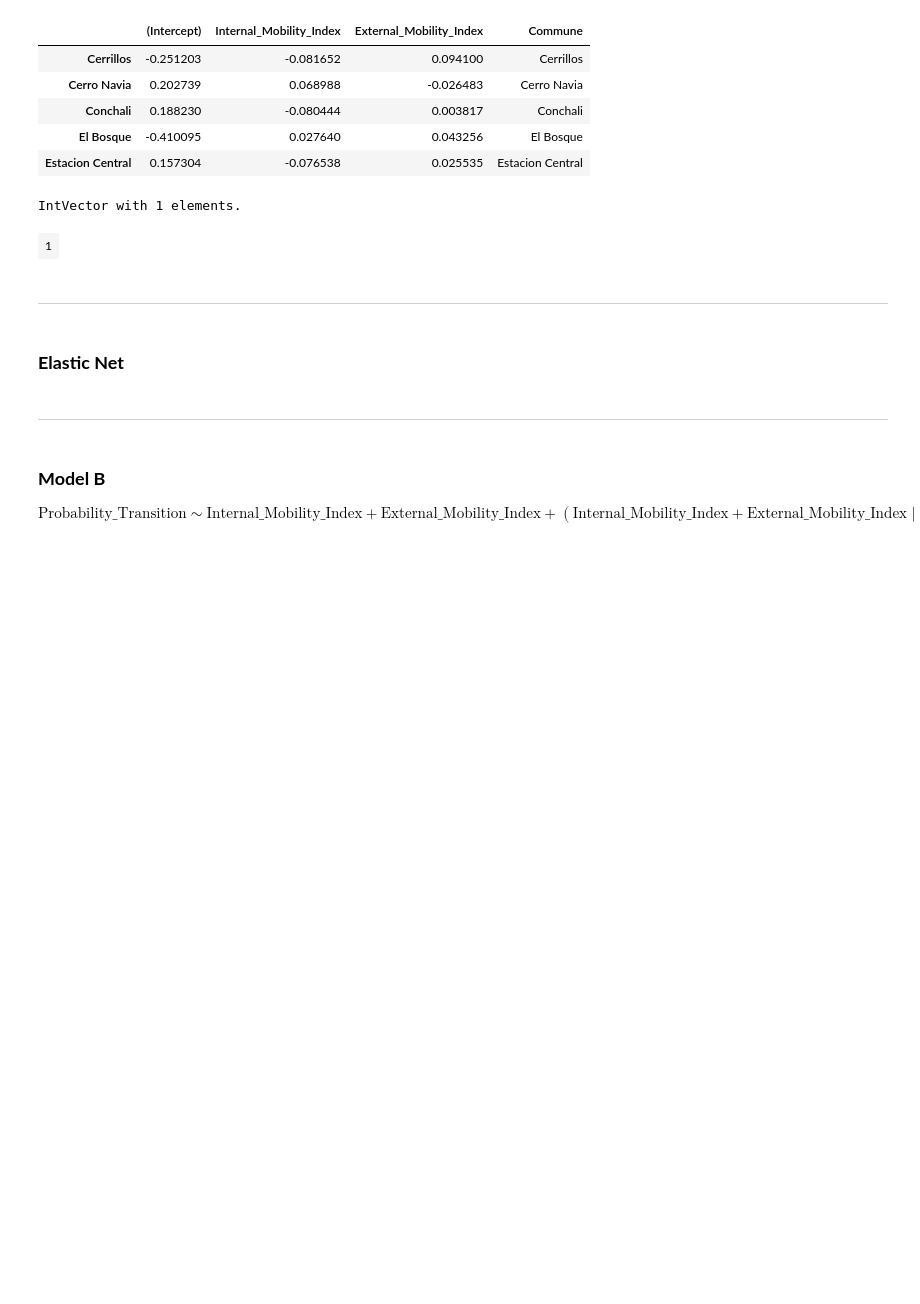
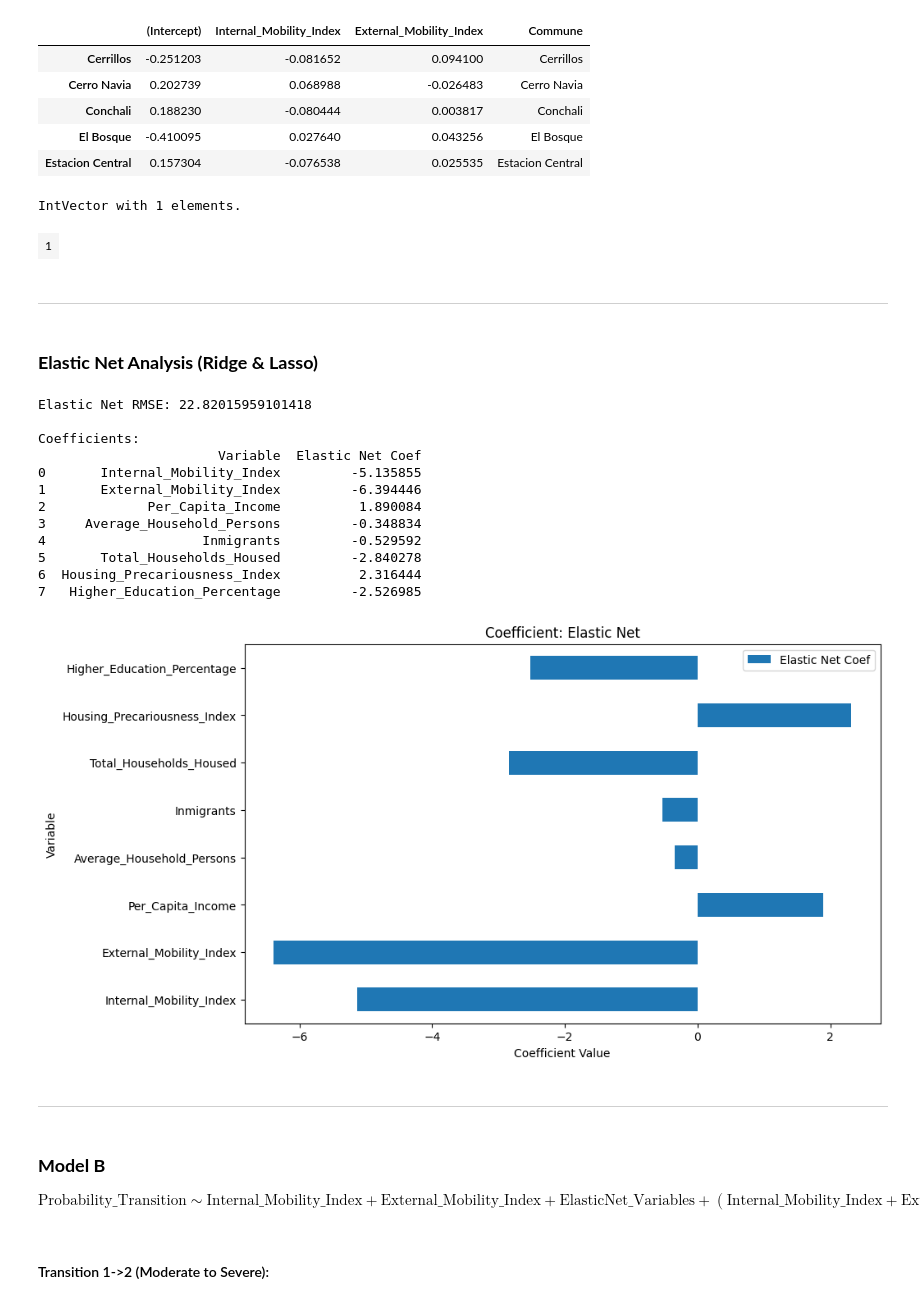
Before and after one commit to lugerlakes/covid-nhmm, a Jupyter notebook: notebooks/Linear_Mixed_Model.ipynb, the cells around one changed output. Cells and saved outputs as stored; diff of their text form; code cells hidden in the pictures; blank space fills up the shorter version.

Commit message:
Linear_Mixed_Model updated, model B with ElasticNet variables

```diff
--- a/notebooks/Linear_Mixed_Model.ipynb
+++ b/notebooks/Linear_Mixed_Model.ipynb
@@ -514,11 +614,82 @@ IntVector with 1 elements.
 # %% [markdown]
 ___________
 # %% [markdown]
-### **Elastic Net**
+### **Elastic Net Analysis (Ridge & Lasso)**
+# %%
+import numpy as np
+import pandas as pd
+from sklearn.linear_model import ElasticNet
+from sklearn.preprocessing import StandardScaler
+from sklearn.model_selection import train_test_split
+from sklearn.metrics import mean_squared_error
+
+# Define las columnas de covariables y la variable objetivo
+covariables = ['Internal_Mobility_Index','External_Mobility_Index','Per_Capita_Income', 'Average_Household_Persons',
+               'Inmigrants', 'Total_Households_Housed', 'Housing_Precariousness_Index',
+               'Higher_Education_Percentage']
+target = 'Gross_Daily_Cases_Mobile_Average_7_Days'  # Sustituye por tu variable objetivo
+
+# Dividir los datos en características (X) y objetivo (y)
+X = lmm_data[covariables]
+y = lmm_data[target]
+
+# Escalar las características
+scaler = StandardScaler()
+X_scaled = scaler.fit_transform(X)
+
+# Dividir los datos en conjuntos de entrenamiento y prueba
+X_train, X_test, y_train, y_test = train_test_split(X_scaled, y, test_size=0.2, random_state=42)
+
+# Ajustar modelo Elastic Net
+elastic_net = ElasticNet(alpha=0.1, l1_ratio=0.5, random_state=42)  # Ajusta alpha y l1_ratio según sea necesario
+elastic_net.fit(X_train, y_train)
+
+# Coeficientes obtenidos
+elastic_net_coef = elastic_net.coef_
+
+# Crear un DataFrame para visualizar los coeficientes
+coef_df = pd.DataFrame({
+    'Variable': covariables,
+    'Elastic Net Coef': elastic_net_coef
+})
+
+# Evaluar el modelo
+elastic_net_pred = elastic_net.predict(X_test)
+elastic_net_rmse = np.sqrt(mean_squared_error(y_test, elastic_net_pred))
+
+# Mostrar resultados
+print("Elastic Net RMSE:", elastic_net_rmse)
+print("\nCoefficients:")
+print(coef_df)
+
+# Visualización opcional
+import matplotlib.pyplot as plt
+
+coef_df.set_index('Variable').plot(kind='barh', figsize=(10, 6))
+plt.title('Coefficient: Elastic Net')
+plt.xlabel('Coefficient Value')
+plt.grid(False)
+plt.show()
+# %% [output]
+Elastic Net RMSE: 22.82015959101418
+
+Coefficients:
+                       Variable  Elastic Net Coef
+0       Internal_Mobility_Index         -5.135855
+1       External_Mobility_Index         -6.394446
+2             Per_Capita_Income          1.890084
+3     Average_Household_Persons         -0.348834
+4                    Inmigrants         -0.529592
+5       Total_Households_Housed         -2.840278
+6  Housing_Precariousness_Index          2.316444
+7   Higher_Education_Percentage         -2.526985
+[figure, added]
 # %% [markdown]
 ___________
 # %% [markdown]
 ### **Model B**
 $$
-\text{Probability\_Transition} \sim \text{Internal\_Mobility\_Index} + \text{External\_Mobility\_Index} + (\text{Internal\_Mobility\_Index} + \text{External\_Mobility\_Index} \mid \text{Commune})
+\text{Probability\_Transition} \sim \text{Internal\_Mobility\_Index} + \text{External\_Mobility\_Index} + \text{ElasticNet\_Variables} + (\text{Internal\_Mobility\_Index} + \text{External\_Mobility\_Index} + \text{ElasticNet\_Variables}\mid \text{Commune})
 $$
+# %% [markdown]
+#### Transition 1->2 (Moderate to Severe):
```
Also changed, not shown: parts of 8 cells of this notebook, 2 other files.
